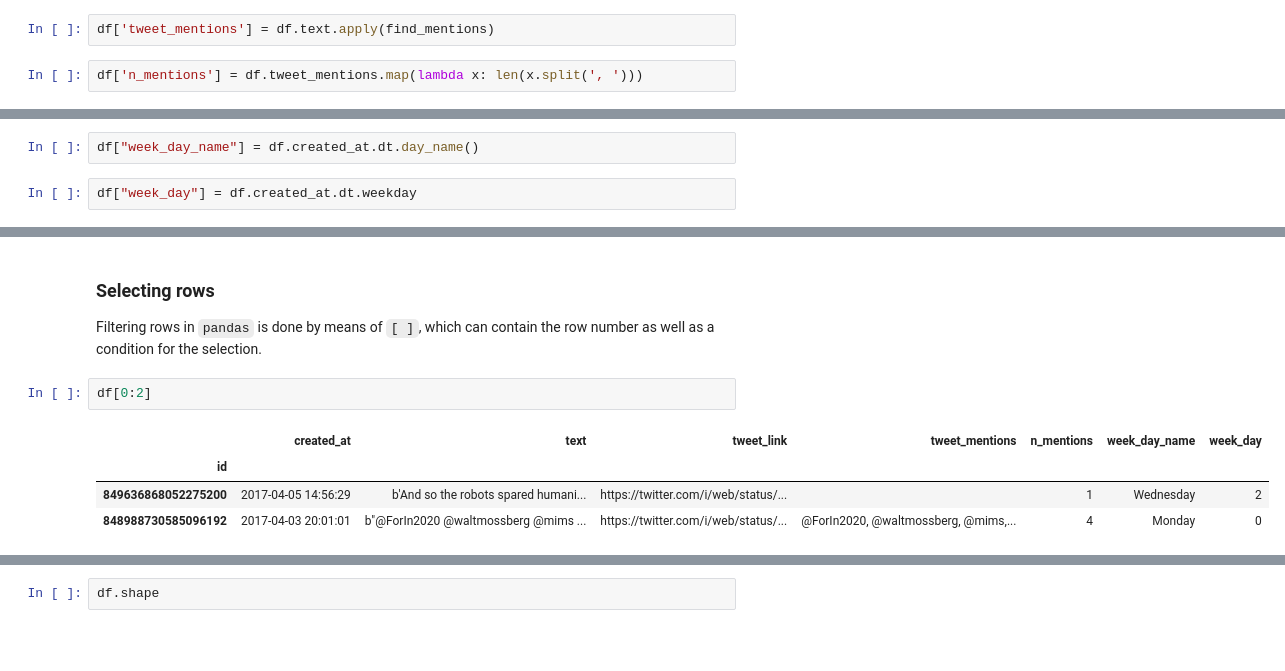
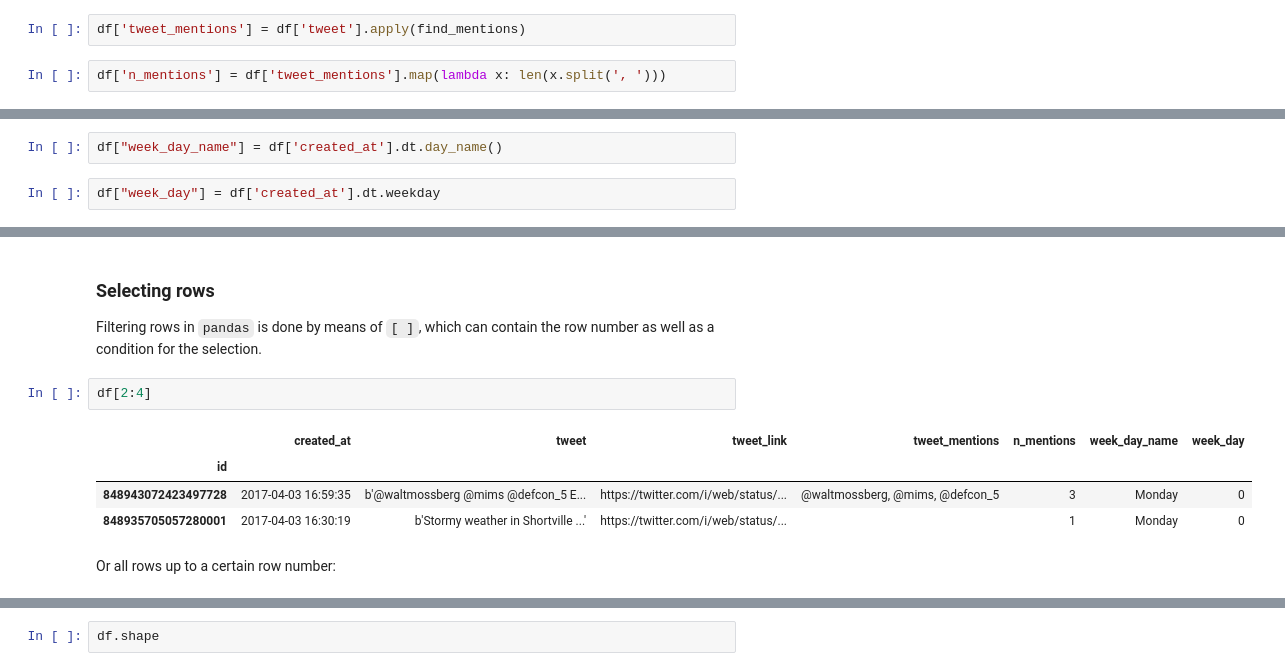
Before and after one commit to mromanello/ADA-DHOxSS, a Jupyter notebook: notebooks/2.3 Skills, Wrangling with Pandas.ipynb, the cells around one changed output, grey strips where cells are left out. Cells and saved outputs as stored; diff of their text form; blank space fills up the shorter version.

```diff
--- a/notebooks/2.3 Skills, Wrangling with Pandas.ipynb
+++ b/notebooks/2.3 Skills, Wrangling with Pandas.ipynb
@@ -214,7 +214,7 @@ Name: text, Length: 2819, dtype: object
 # %%
-df['tweet_mentions'] = df.text.apply(find_mentions)
+df['tweet_mentions'] = df['tweet'].apply(find_mentions)
 # %%
-df['n_mentions'] = df.tweet_mentions.map(lambda x: len(x.split(', ')))
+df['n_mentions'] = df['tweet_mentions'].map(lambda x: len(x.split(', ')))
 # %%
 df.head()
 # %% [output]
@@ -228,9 +228,9 @@ df.head()
 # %% [markdown]
 #### Add column with week day
 # %%
-df["week_day_name"] = df.created_at.dt.day_name()
+df["week_day_name"] = df['created_at'].dt.day_name()
 # %%
-df["week_day"] = df.created_at.dt.weekday
+df["week_day"] = df['created_at'].dt.weekday
 # %%
 df.head(3)
 # %% [output]
@@ -244,9 +244,11 @@ df.head(3)
 
 Filtering rows in `pandas` is done by means of `[ ]`, which can contain the row number as well as a condition for the selection.
 # %%
-df[0:2]
+df[2:4]
 # %% [output]
-|  | created_at | text | tweet_link | tweet_mentions | n_mentions | week_day_name | week_day |
+|  | created_at | tweet | tweet_link | tweet_mentions | n_mentions | week_day_name | week_day |
 | id |  |  |  |  |  |  |  |
-| 849636868052275200 | 2017-04-05 14:56:29 | b'And so the robots spared humani... | https://twitter.com/i/web/status/... |  | 1 | Wednesday | 2 |
-| 848988730585096192 | 2017-04-03 20:01:01 | b"@ForIn2020 @waltmossberg @mims ... | https://twitter.com/i/web/status/... | @ForIn2020, @waltmossberg, @mims,... | 4 | Monday | 0 |
+| 848943072423497728 | 2017-04-03 16:59:35 | b'@waltmossberg @mims @defcon_5 E... | https://twitter.com/i/web/status/... | @waltmossberg, @mims, @defcon_5 | 3 | Monday | 0 |
+| 848935705057280001 | 2017-04-03 16:30:19 | b'Stormy weather in Shortville ...' | https://twitter.com/i/web/status/... |  | 1 | Monday | 0 |
+# %% [markdown]
+Or all rows up to a certain row number:
```
Also changed, not shown: parts of 40 cells of this notebook.
